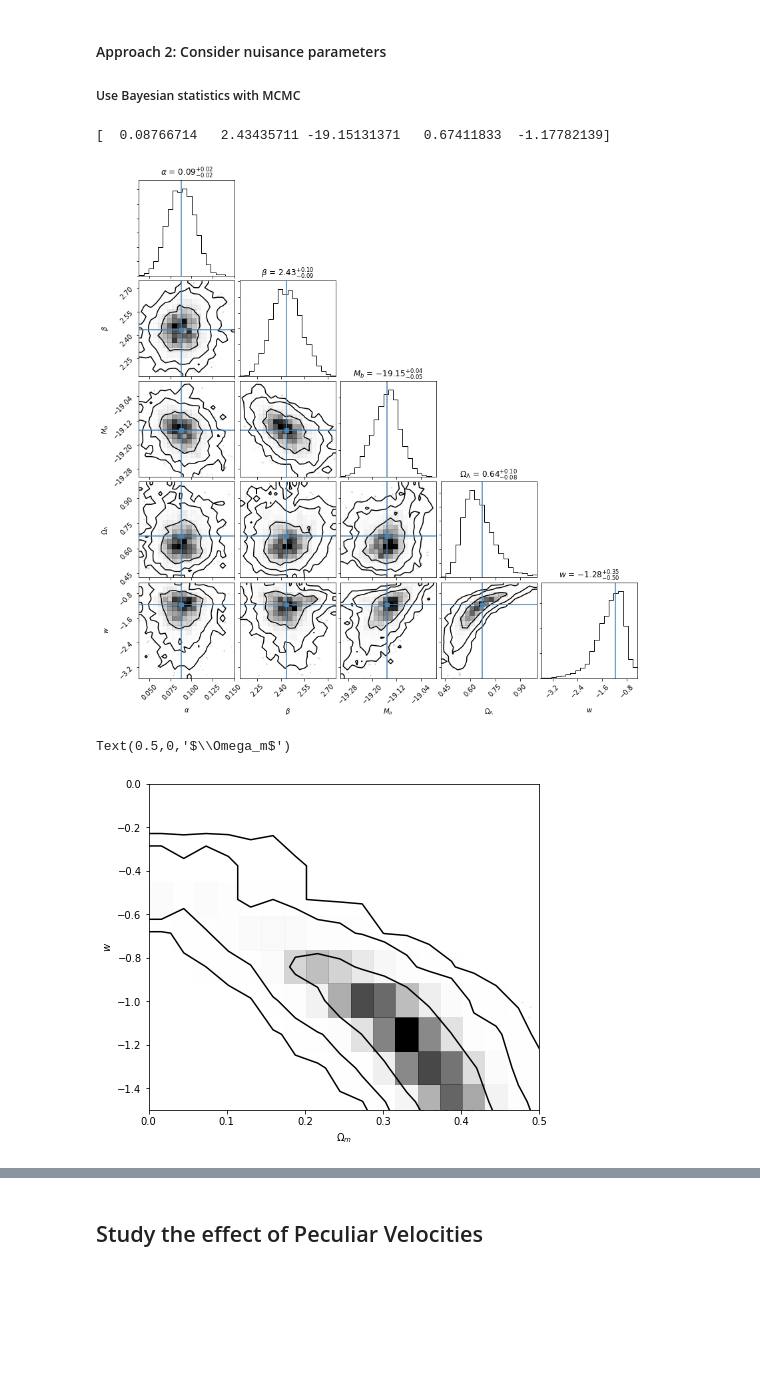
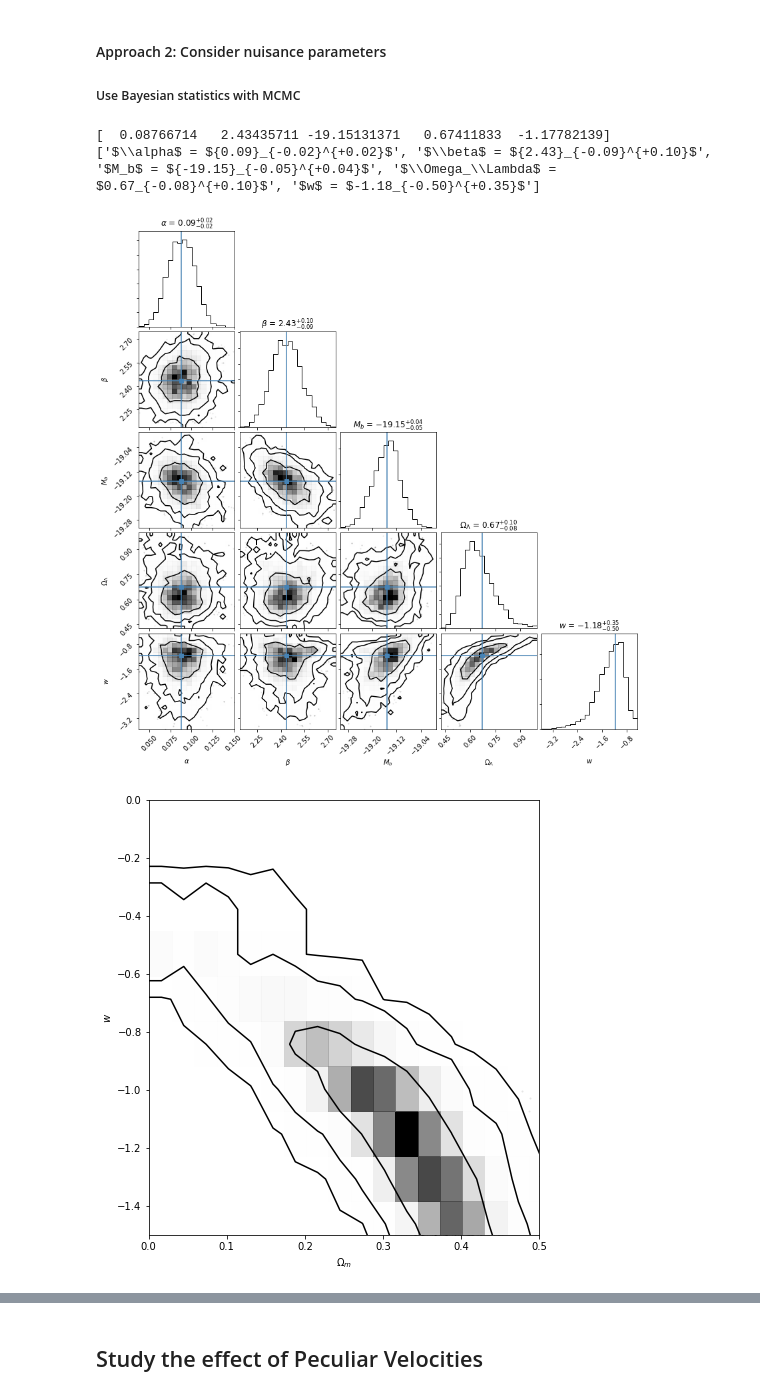
Before and after one commit to OriolAbril/cosmology, a Jupyter notebook: project.ipynb, the cells around one changed output, grey strips where cells are left out. Cells and saved outputs as stored; diff of their text form; code cells hidden in the pictures; blank space fills up the shorter version.

```diff
--- a/project.ipynb
+++ b/project.ipynb
@@ -558,6 +568,13 @@ print(truths)
 chi2_sys_lc_res_w, chi2_sys_lc_err_w = np.mean(samples_w,axis=0),np.std(samples_w,axis=0)
 fig = corner.corner(samples_w, labels=[r"$\alpha$", r"$\beta$", r"$M_b$", r"$\Omega_\Lambda$", r'$w$'],
                     truths=truths,show_titles=True,levels=[.68,.95,.997])
+# titles to change -1 and -7
+axs = fig.axes
+axs[-1].set_title('$w$ = ${:.2f}_{{-0.50}}^{{+0.35}}$'.format(truths[-1]))
+axs[-7].set_title('$\\Omega_\\Lambda$ = ${:.2f}_{{-0.08}}^{{+0.10}}$'.format(truths[-2]))
+plt.savefig('corner_w.eps')
+print([ax.get_title() for ax in fig.axes if ax.get_title()!=''])
 # %% [output]
 [  0.08766714   2.43435711 -19.15131371   0.67411833  -1.17782139]
+['$\\alpha$ = ${0.09}_{-0.02}^{+0.02}$', '$\\beta$ = ${2.43}_{-0.09}^{+0.10}$', '$M_b$ = ${-19.15}_{-0.05}^{+0.04}$', '$\\Omega_\\Lambda$ = $0.67_{-0.08}^{+0.10}$', '$w$ = $-1.18_{-0.50}^{+0.35}$']
 [figure]
@@ -564,11 +583,11 @@ fig = corner.corner(samples_w, labels=[r"$\alpha$", r"$\beta$", r"$M_b$", r"$\Om
 # %%
-plt.figure(figsize=(7,6))
+plt.figure(figsize=(7,8))
 ax = plt.gca()
 corner.hist2d(1-samples_w[:,3],samples_w[:,4],levels=[.68,.95,.997])
 ax.set_xlim([0,0.5]); ax.set_ylim([-1.5,0]); #ax.set_aspect('equal')
 ax.set_ylabel(r"$w$"); ax.set_xlabel(r"$\Omega_m$")
+plt.savefig('corner_w_zoom.eps')
 # %% [output]
-Text(0.5,0,'$\\Omega_m$')
-[figure, old version]
+[figure, new version]
 # %%
 np.savetxt('samples/samples_w_cte_logprior.dat',samples_w)
```
Also changed, not shown: parts of 9 cells of this notebook.
